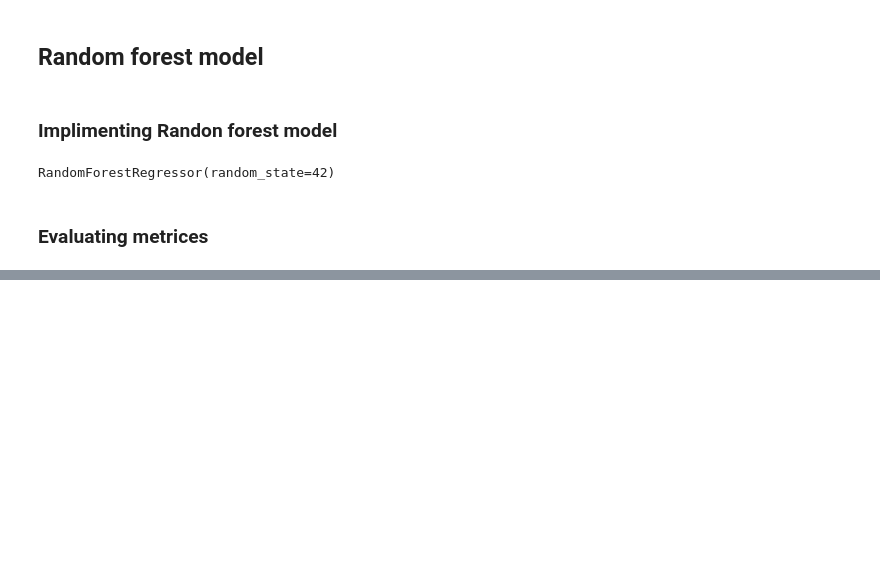
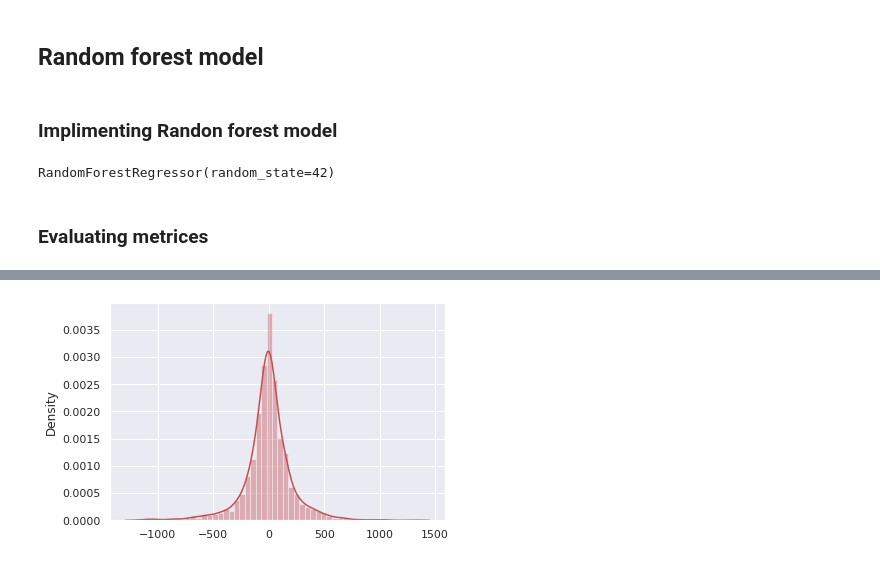
Before and after one commit to rohit-1026/Bike-Sharing-Demand-Prediction, a Jupyter notebook: Bike_Sharing_Demand_Prediction_Capstone_Project.ipynb, the cells around one changed output, grey strips where cells are left out. Cells and saved outputs as stored; diff of their text form; code cells hidden in the pictures; blank space fills up the shorter version.

```diff
--- a/Bike_Sharing_Demand_Prediction_Capstone_Project.ipynb
+++ b/Bike_Sharing_Demand_Prediction_Capstone_Project.ipynb
@@ -1748,0 +1924,8 @@ plt.show()
+# %%
+#Resiual error
+resi_XG = y_test_tree-XGB_y_pred_test
+# %%
+sns.distplot(resi_XG,color='r')
+plt.show()
+# %% [output]
+[figure, added]
```
Also changed, not shown: parts of 41 cells of this notebook.
